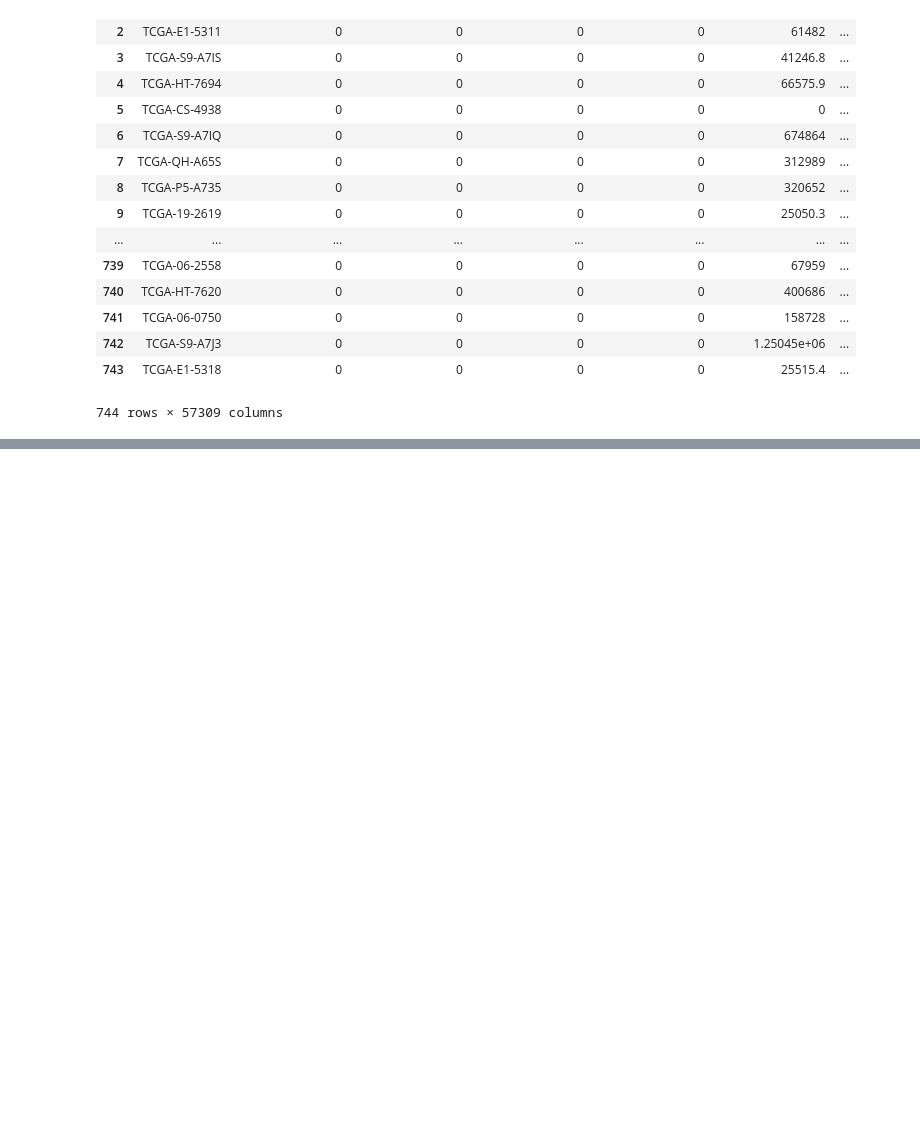
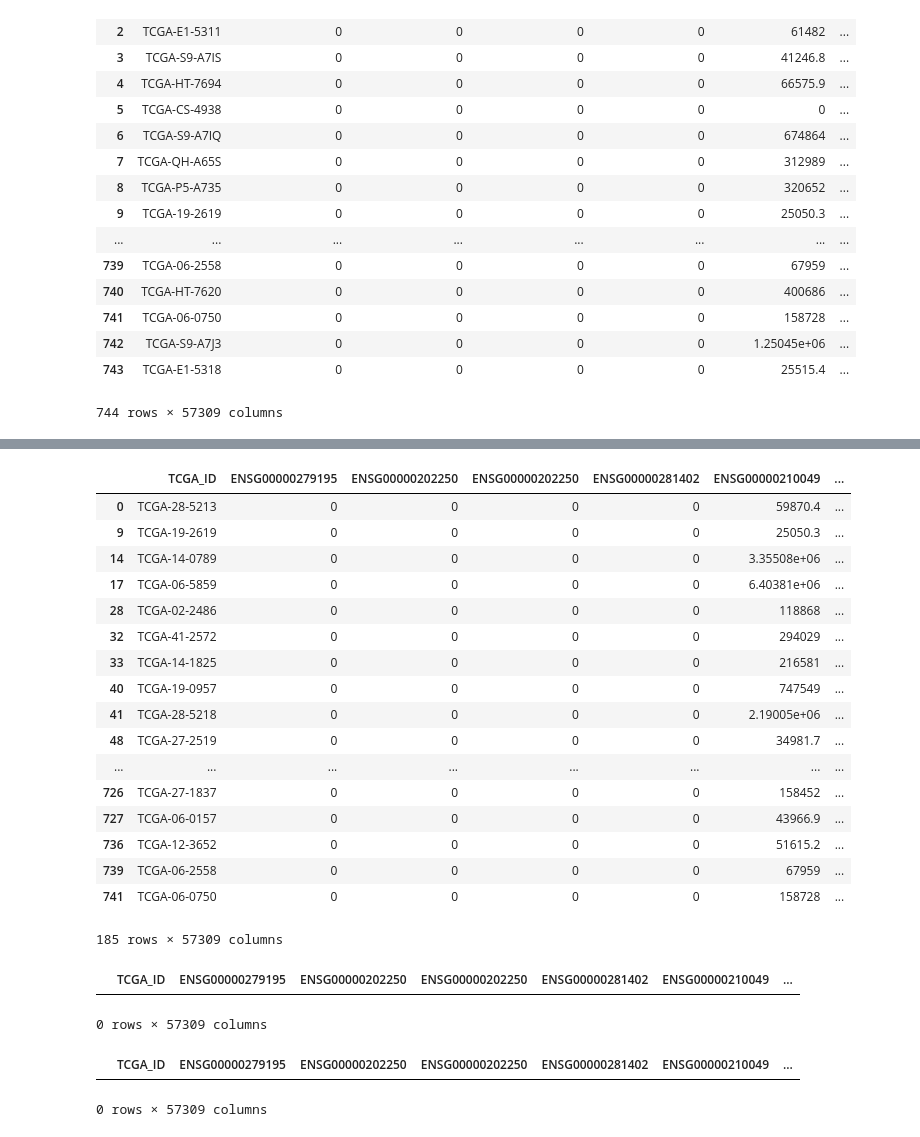
Before and after one commit to kanzabatool/Comp_genomics, a Jupyter notebook: computational_genomics.ipynb, the cells around one changed output, grey strips where cells are left out. Cells and saved outputs as stored; diff of their text form; code cells hidden in the pictures; blank space fills up the shorter version.

```diff
--- a/computational_genomics.ipynb
+++ b/computational_genomics.ipynb
@@ -251,0 +291,21 @@ df
+# %%
+tumor_LGG
+# %% [output]
+|  | TCGA_ID | ENSG00000279195 | ENSG00000202250 | ENSG00000202250 | ENSG00000281402 | ENSG00000210049 | ... |
+| 0 | TCGA-28-5213 | 0 | 0 | 0 | 0 | 59870.4 | ... |
+| 9 | TCGA-19-2619 | 0 | 0 | 0 | 0 | 25050.3 | ... |
+| 14 | TCGA-14-0789 | 0 | 0 | 0 | 0 | 3.35508e+06 | ... |
+| 17 | TCGA-06-5859 | 0 | 0 | 0 | 0 | 6.40381e+06 | ... |
+| 28 | TCGA-02-2486 | 0 | 0 | 0 | 0 | 118868 | ... |
+| 32 | TCGA-41-2572 | 0 | 0 | 0 | 0 | 294029 | ... |
+| 33 | TCGA-14-1825 | 0 | 0 | 0 | 0 | 216581 | ... |
+| 40 | TCGA-19-0957 | 0 | 0 | 0 | 0 | 747549 | ... |
+| 41 | TCGA-28-5218 | 0 | 0 | 0 | 0 | 2.19005e+06 | ... |
+| 48 | TCGA-27-2519 | 0 | 0 | 0 | 0 | 34981.7 | ... |
+| ... | ... | ... | ... | ... | ... | ... | ... |
+| 726 | TCGA-27-1837 | 0 | 0 | 0 | 0 | 158452 | ... |
+| 727 | TCGA-06-0157 | 0 | 0 | 0 | 0 | 43966.9 | ... |
+| 736 | TCGA-12-3652 | 0 | 0 | 0 | 0 | 51615.2 | ... |
+| 739 | TCGA-06-2558 | 0 | 0 | 0 | 0 | 67959 | ... |
+| 741 | TCGA-06-0750 | 0 | 0 | 0 | 0 | 158728 | ... |
+185 rows × 57309 columns
@@ -251,0 +316,10 @@ df
+# %%
+normal_LGG
+# %% [output]
+|  | TCGA_ID | ENSG00000279195 | ENSG00000202250 | ENSG00000202250 | ENSG00000281402 | ENSG00000210049 | ... |
+0 rows × 57309 columns
+# %%
+normal_GBM
+# %% [output]
+|  | TCGA_ID | ENSG00000279195 | ENSG00000202250 | ENSG00000202250 | ENSG00000281402 | ENSG00000210049 | ... |
+0 rows × 57309 columns
```
Also changed, not shown: parts of 7 cells of this notebook.
